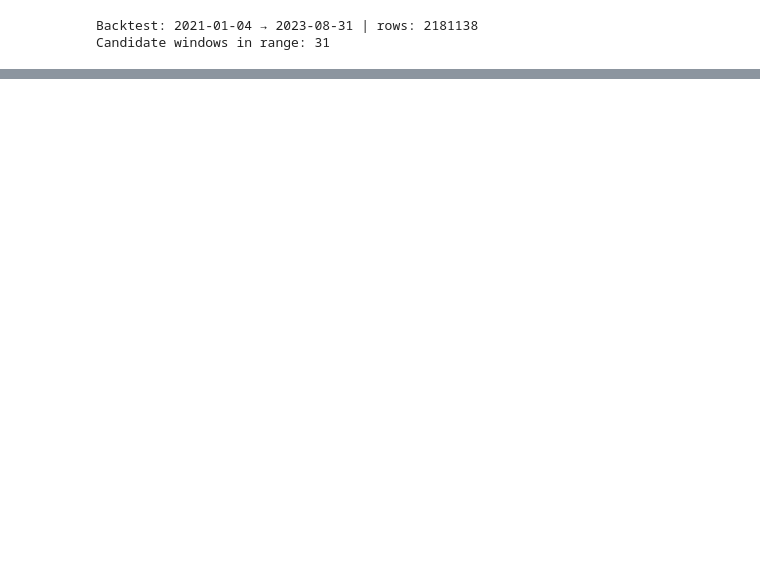
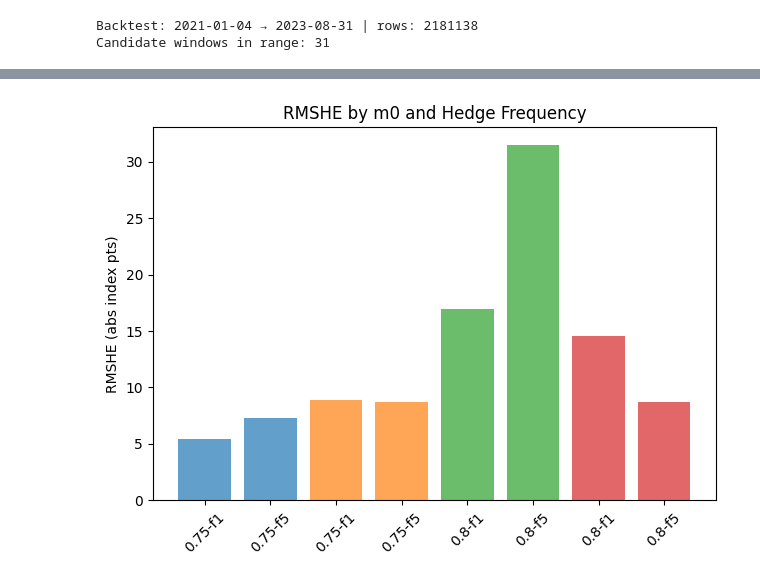
Before and after one commit to Bulbasaurabh/VolGAN-replica, a Jupyter notebook: notebooks/delta_vega_hedging_workflow_OM_underlying.ipynb, the cells around one changed output, grey strips where cells are left out. Saved outputs shown, nothing was run; the diff lists cells and outputs as text; code cells hidden in the pictures; blank space fills up the shorter version.

```diff
--- a/notebooks/delta_vega_hedging_workflow_OM_underlying.ipynb
+++ b/notebooks/delta_vega_hedging_workflow_OM_underlying.ipynb
@@ -501,3 +711,20 @@ def get_timeline_for_row(df_slice, results, idx=0):
 # Example:
 # tl, summ = get_timeline_for_row(df_1m_bt, results_df, idx=0)
 # tl.head()
+# %%
+fig, ax = plt.subplots()
+for m0 in sorted(results_df['m0'].unique()):
+    sub = perf_summary[perf_summary['m0'] == m0]
+    ax.bar(
+        [f"{m0}-freq{int(f)}" for f in sub['rebalance_every']],
+        sub['RMSHE'],
+        alpha=0.7,
+        label=f"m0={m0}"
+    )
+ax.set_title("RMSHE by m0 and Hedge Frequency")
+ax.set_ylabel("RMSHE (abs index pts)")
+ax.set_xticklabels([f"{m0}-f{int(f)}" for m0 in perf_summary['m0'] for f in perf_summary[perf_summary['m0']==m0]['rebalance_every']], rotation=45)
+plt.tight_layout()
+plt.show()
+# %% [output]
+[figure, added]
```
Also changed, not shown: parts of 11 cells of this notebook.
